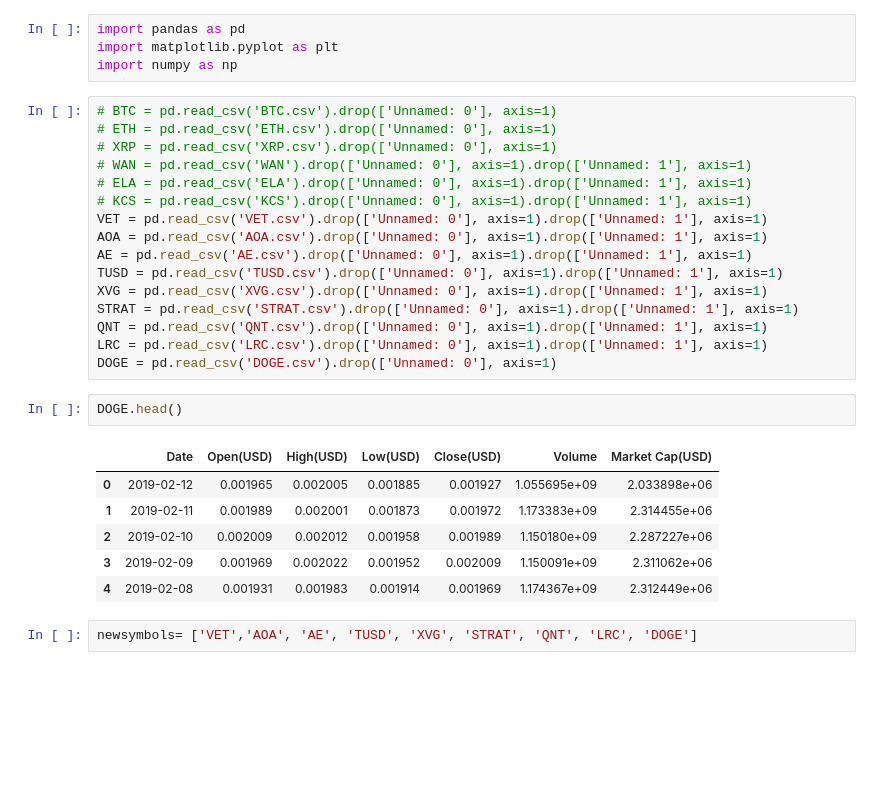
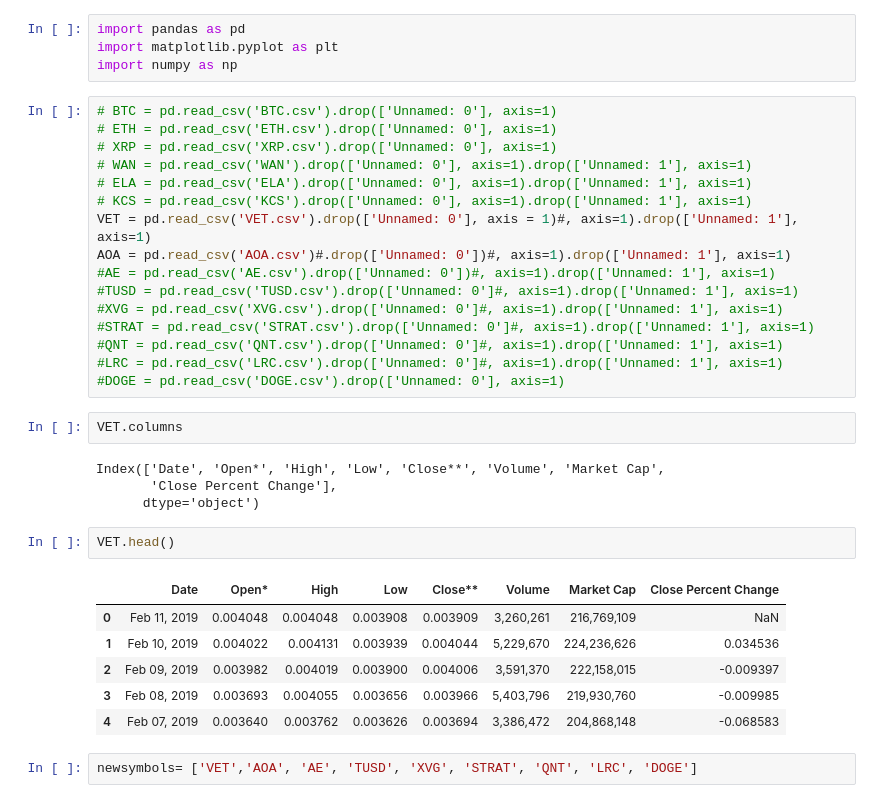
Before and after one commit to kevzha/CryptoAnalysis, a Jupyter notebook: Pct_change_calc.ipynb, the cells around one changed output. Cells and saved outputs as stored; diff of their text form; blank space fills up the shorter version.

```diff
--- a/Pct_change_calc.ipynb
+++ b/Pct_change_calc.ipynb
@@ -9,24 +9,30 @@ import numpy as np
 # WAN = pd.read_csv('WAN').drop(['Unnamed: 0'], axis=1).drop(['Unnamed: 1'], axis=1)
 # ELA = pd.read_csv('ELA').drop(['Unnamed: 0'], axis=1).drop(['Unnamed: 1'], axis=1)
 # KCS = pd.read_csv('KCS').drop(['Unnamed: 0'], axis=1).drop(['Unnamed: 1'], axis=1)
-VET = pd.read_csv('VET.csv').drop(['Unnamed: 0'], axis=1).drop(['Unnamed: 1'], axis=1)
-AOA = pd.read_csv('AOA.csv').drop(['Unnamed: 0'], axis=1).drop(['Unnamed: 1'], axis=1)
-AE = pd.read_csv('AE.csv').drop(['Unnamed: 0'], axis=1).drop(['Unnamed: 1'], axis=1)
-TUSD = pd.read_csv('TUSD.csv').drop(['Unnamed: 0'], axis=1).drop(['Unnamed: 1'], axis=1)
-XVG = pd.read_csv('XVG.csv').drop(['Unnamed: 0'], axis=1).drop(['Unnamed: 1'], axis=1)
-STRAT = pd.read_csv('STRAT.csv').drop(['Unnamed: 0'], axis=1).drop(['Unnamed: 1'], axis=1)
-QNT = pd.read_csv('QNT.csv').drop(['Unnamed: 0'], axis=1).drop(['Unnamed: 1'], axis=1)
-LRC = pd.read_csv('LRC.csv').drop(['Unnamed: 0'], axis=1).drop(['Unnamed: 1'], axis=1)
-DOGE = pd.read_csv('DOGE.csv').drop(['Unnamed: 0'], axis=1)
+VET = pd.read_csv('VET.csv').drop(['Unnamed: 0'], axis = 1)#, axis=1).drop(['Unnamed: 1'], axis=1)
+AOA = pd.read_csv('AOA.csv')#.drop(['Unnamed: 0'])#, axis=1).drop(['Unnamed: 1'], axis=1)
+#AE = pd.read_csv('AE.csv').drop(['Unnamed: 0'])#, axis=1).drop(['Unnamed: 1'], axis=1)
+#TUSD = pd.read_csv('TUSD.csv').drop(['Unnamed: 0']#, axis=1).drop(['Unnamed: 1'], axis=1)
+#XVG = pd.read_csv('XVG.csv').drop(['Unnamed: 0']#, axis=1).drop(['Unnamed: 1'], axis=1)
+#STRAT = pd.read_csv('STRAT.csv').drop(['Unnamed: 0']#, axis=1).drop(['Unnamed: 1'], axis=1)
+#QNT = pd.read_csv('QNT.csv').drop(['Unnamed: 0']#, axis=1).drop(['Unnamed: 1'], axis=1)
+#LRC = pd.read_csv('LRC.csv').drop(['Unnamed: 0']#, axis=1).drop(['Unnamed: 1'], axis=1)
+#DOGE = pd.read_csv('DOGE.csv').drop(['Unnamed: 0'], axis=1)
+# %%
+VET.columns
+# %% [output]
+Index(['Date', 'Open*', 'High', 'Low', 'Close**', 'Volume', 'Market Cap',
+       'Close Percent Change'],
+      dtype='object')
 # %%
-DOGE.head()
+VET.head()
 # %% [output]
-|  | Date | Open(USD) | High(USD) | Low(USD) | Close(USD) | Volume | Market Cap(USD) |
-| 0 | 2019-02-12 | 0.001965 | 0.002005 | 0.001885 | 0.001927 | 1.055695e+09 | 2.033898e+06 |
-| 1 | 2019-02-11 | 0.001989 | 0.002001 | 0.001873 | 0.001972 | 1.173383e+09 | 2.314455e+06 |
-| 2 | 2019-02-10 | 0.002009 | 0.002012 | 0.001958 | 0.001989 | 1.150180e+09 | 2.287227e+06 |
-| 3 | 2019-02-09 | 0.001969 | 0.002022 | 0.001952 | 0.002009 | 1.150091e+09 | 2.311062e+06 |
-| 4 | 2019-02-08 | 0.001931 | 0.001983 | 0.001914 | 0.001969 | 1.174367e+09 | 2.312449e+06 |
+|  | Date | Open* | High | Low | Close** | Volume | Market Cap | Close Percent Change |
+| 0 | Feb 11, 2019 | 0.004048 | 0.004048 | 0.003908 | 0.003909 | 3,260,261 | 216,769,109 | NaN |
+| 1 | Feb 10, 2019 | 0.004022 | 0.004131 | 0.003939 | 0.004044 | 5,229,670 | 224,236,626 | 0.034536 |
+| 2 | Feb 09, 2019 | 0.003982 | 0.004019 | 0.003900 | 0.004006 | 3,591,370 | 222,158,015 | -0.009397 |
+| 3 | Feb 08, 2019 | 0.003693 | 0.004055 | 0.003656 | 0.003966 | 5,403,796 | 219,930,760 | -0.009985 |
+| 4 | Feb 07, 2019 | 0.003640 | 0.003762 | 0.003626 | 0.003694 | 3,386,472 | 204,868,148 | -0.068583 |
 # %%
 newsymbols= ['VET','AOA', 'AE', 'TUSD', 'XVG', 'STRAT', 'QNT', 'LRC', 'DOGE']
 # %%
```
Also changed, not shown: 2 other files.
